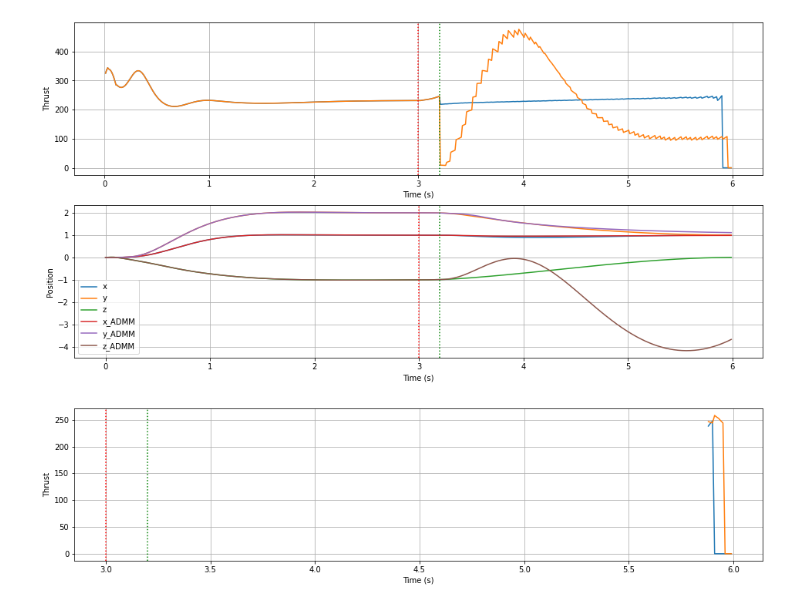
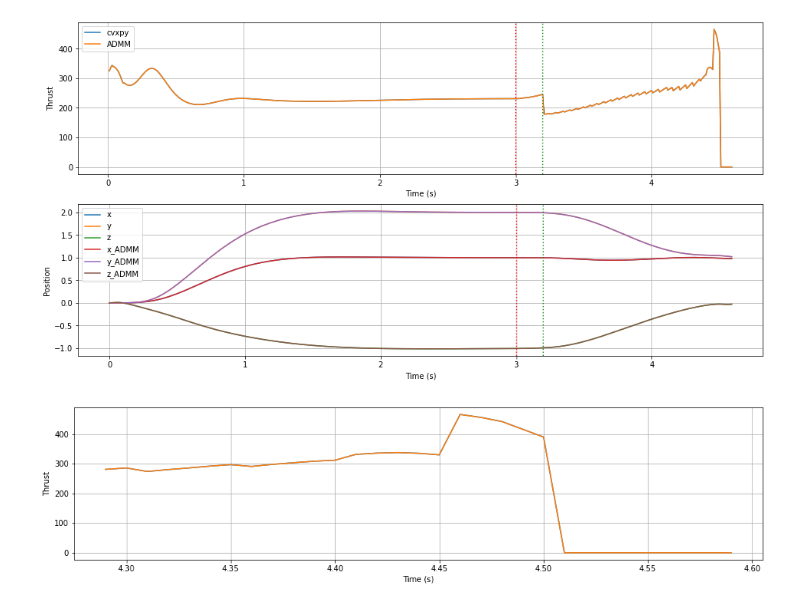
Before and after one commit to acsl-inha/drone_simulation, a Jupyter notebook: src/Euler_angle_guidance.ipynb, the cells around one changed output. Drawn from its saved outputs; the diff is of its cells as text; code cells hidden in the pictures.

```diff
--- a/src/Euler_angle_guidance.ipynb
+++ b/src/Euler_angle_guidance.ipynb
@@ -301,12 +309,12 @@ def mix_actuators_cvx(control, r_p, k, flag_fail):
 # %%
 def flight(state, t, time_arrival):
     start_time = time.time()
-    if not hasattr(compute_guidance, "counter"):
-         compute_guidance.counter = 0
-         compute_guidance.cmd0 = 0
-         compute_guidance.cmd1 = 0
-         compute_guidance.cmd2 = 0
-         compute_guidance.cmd3 = 0
+    if not hasattr(flight, "counter"):
+         flight.counter = 0
+         flight.cmd0 = 0
+         flight.cmd1 = 0
+         flight.cmd2 = 0
+         flight.cmd3 = 0
 
 
     u,v,w,p,q,r,x,y,z,phi,the,psi = state[:12]  # state variables(u,v,w : 기체중심 좌표 / p,q,r : 각속도 / x,y,z : NED 기준 좌표
@@ -372,7 +380,7 @@ def flight(state, t, time_arrival):
             elapsed_time = end_time - start_time
             print("skip: ",elapsed_time)
 
-        compute_guidance.counter += 1
+        flight.counter += 1
 
     return np.array([thrust, phi_cmd, the_cmd, psi_cmd])
 # %%
@@ -601,42 +617,49 @@ ADMM elapsed time :  0.003112316131591797
 # %%
 plt.figure(figsize=(16,8))
 plt.subplot(211)
-plt.plot(t[1:],G[0,:])
-plt.plot(t[1:],G2[0,:])
+plt.plot(t[1:],G[0,:],label='cvxpy')
+plt.plot(t2[1:],G2[0,:],label='ADMM')
 plt.axvline(t_fail, linestyle=':',  color='r')
 plt.axvline(t_fail + t_detect, linestyle=':',  color='g')
 plt.ylabel("Thrust")
 plt.xlabel("Time (s)")
 plt.grid()
+plt.legend()
 
 plt.subplot(212)
 plt.plot(t[:],X[6,:],label='x')
 plt.plot(t[:],X[7,:],label='y')
 plt.plot(t[:],X[8,:],label='z')
-plt.plot(t[:],X2[6,:],label='x_ADMM')
-plt.plot(t[:],X2[7,:],label='y_ADMM')
-plt.plot(t[:],X2[8,:],label='z_ADMM')
+plt.plot(t2[:],X2[6,:],label='x_ADMM')
+plt.plot(t2[:],X2[7,:],label='y_ADMM')
+plt.plot(t2[:],X2[8,:],label='z_ADMM')
+# plt.plot(t[:],X[9,:]*Rad2Deg,label='x')
+# plt.plot(t[:],X[10,:]*Rad2Deg,label='y')
+# plt.plot(t[:],X[11,:]*Rad2Deg,label='z')
+# plt.plot(t[:],X2[9,:]*Rad2Deg,label='x_ADMM')
+# plt.plot(t[:],X2[10,:]*Rad2Deg,label='y_ADMM')
+# plt.plot(t[:],X2[11,:]*Rad2Deg,label='z_ADMM')
 plt.axvline(t_fail, linestyle=':',  color='r')
 plt.axvline(t_fail + t_detect, linestyle=':',  color='g')
 plt.ylabel("Position")
 plt.xlabel("Time (s)")
 plt.legend()
 plt.grid()
 # %% [output]
-[figure, old version]
+[figure, new version]
 # %%
-temp = 12
+temp = 31
 plt.figure(figsize=(16,8))
 plt.subplot(211)
 plt.plot(t[-temp:],G[0,-temp:])
 plt.plot(t[-temp:],G2[0,-temp:])
-plt.axvline(t_fail, linestyle=':',  color='r')
-plt.axvline(t_fail + t_detect, linestyle=':',  color='g')
+# plt.axvline(t_fail, linestyle=':',  color='r')
+# plt.axvline(t_fail + t_detect, linestyle=':',  color='g')
 plt.ylabel("Thrust")
 plt.xlabel("Time (s)")
 plt.grid()
 # %% [output]
-[figure, old version]
+[figure, new version]
 # %%
 cvxpy_cost = np.linalg.norm(G[0,:])
 ADMM_cost = np.linalg.norm(G2[0,:])
```
Also changed, not shown: parts of 8 cells of this notebook, 2 other files.
